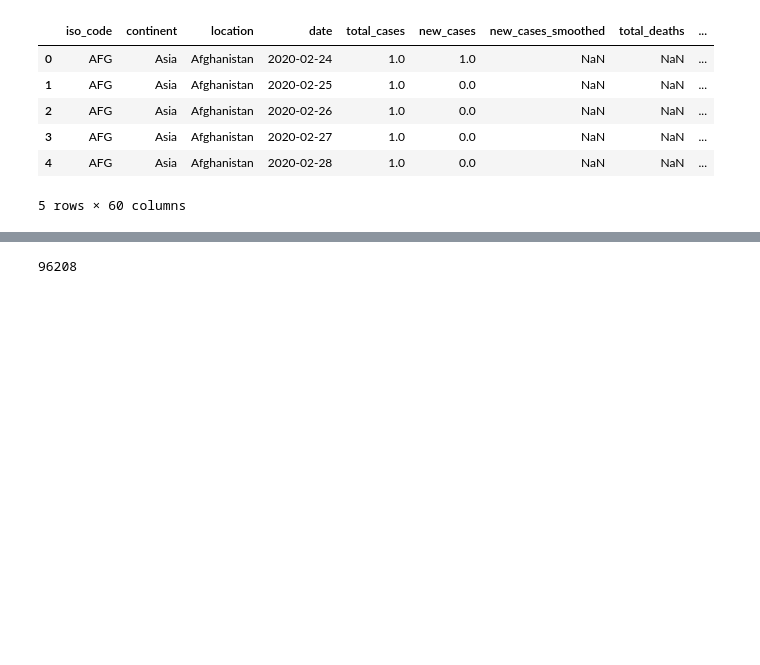
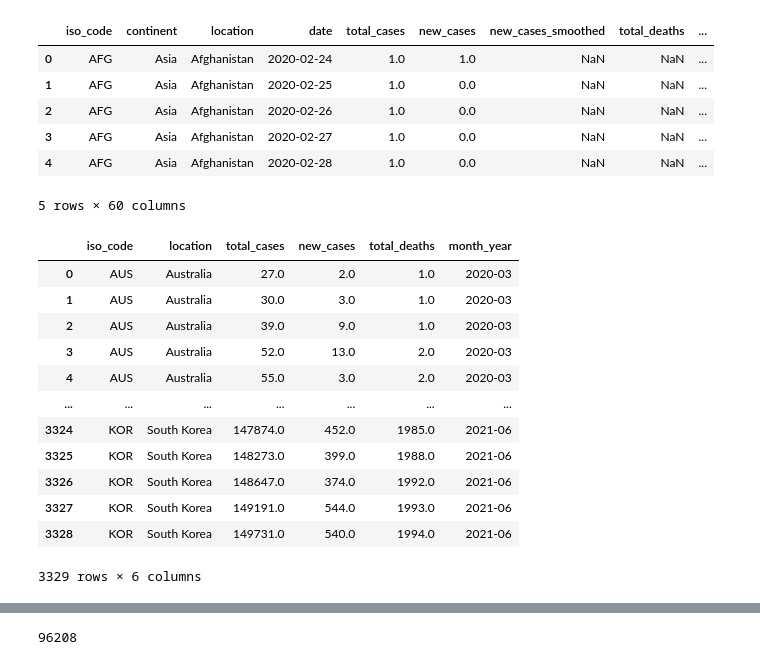
Before and after one commit to nithiyasuresh/Project-1-Covid-PolicyChangesAnalysis, a Jupyter notebook: project1.ipynb, the cells around one changed output, grey strips where cells are left out. Cells and saved outputs as stored; diff of their text form; code cells hidden in the pictures; blank space fills up the shorter version.

```diff
--- a/project1.ipynb
+++ b/project1.ipynb
@@ -106,3 +56,39 @@ covid_data.head()
 | 3 | AFG | Asia | Afghanistan | 2020-02-27 | 1.0 | 0.0 | NaN | NaN | ... |
 | 4 | AFG | Asia | Afghanistan | 2020-02-28 | 1.0 | 0.0 | NaN | NaN | ... |
 5 rows × 60 columns
+# %%
+# getting data for the desired counties as a data frame
+au_data = covid_data[covid_data.location == "Australia"]
+usa_data = covid_data[covid_data.location == "United States"]
+ind_data = covid_data[covid_data.location == "India"]
+chn_data = covid_data[covid_data.location == "China"]
+uk_data = covid_data[covid_data.location == "United Kingdom"]
+bz_data = covid_data[covid_data.location == "Brazil"]
+kr_data = covid_data[covid_data.location == "South Korea"]
+# %%
+# makig a list of the countries data frame and then concat them into a data frame.
+frames = [au_data,usa_data,ind_data,chn_data,uk_data,bz_data,kr_data]
+country_df = pd.concat(frames)
+# %%
+# making data frame with selected columns
+country_df = country_df[["iso_code","location","date","total_cases","new_cases","total_deaths"]]
+country_df['month_year'] = pd.to_datetime(country_df['date']).dt.to_period('M')
+country_df = country_df.drop(columns=['date'])
+country_df.dropna(inplace=True)
+country_df = country_df.reset_index(drop=True)
+country_df.sort_values(by=['month_year'])
+country_df
+# %% [output]
+|  | iso_code | location | total_cases | new_cases | total_deaths | month_year |
+| 0 | AUS | Australia | 27.0 | 2.0 | 1.0 | 2020-03 |
+| 1 | AUS | Australia | 30.0 | 3.0 | 1.0 | 2020-03 |
+| 2 | AUS | Australia | 39.0 | 9.0 | 1.0 | 2020-03 |
+| 3 | AUS | Australia | 52.0 | 13.0 | 2.0 | 2020-03 |
+| 4 | AUS | Australia | 55.0 | 3.0 | 2.0 | 2020-03 |
+| ... | ... | ... | ... | ... | ... | ... |
+| 3324 | KOR | South Korea | 147874.0 | 452.0 | 1985.0 | 2021-06 |
+| 3325 | KOR | South Korea | 148273.0 | 399.0 | 1988.0 | 2021-06 |
+| 3326 | KOR | South Korea | 148647.0 | 374.0 | 1992.0 | 2021-06 |
+| 3327 | KOR | South Korea | 149191.0 | 544.0 | 1993.0 | 2021-06 |
+| 3328 | KOR | South Korea | 149731.0 | 540.0 | 1994.0 | 2021-06 |
+3329 rows × 6 columns
```
Also changed, not shown: parts of 24 cells of this notebook.
